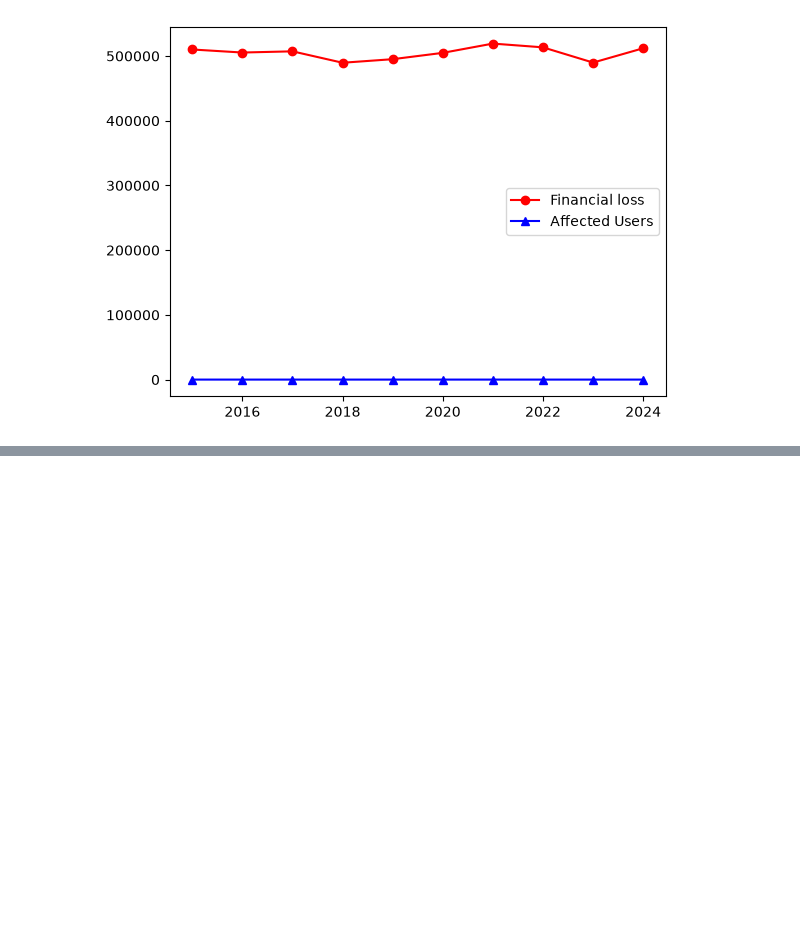
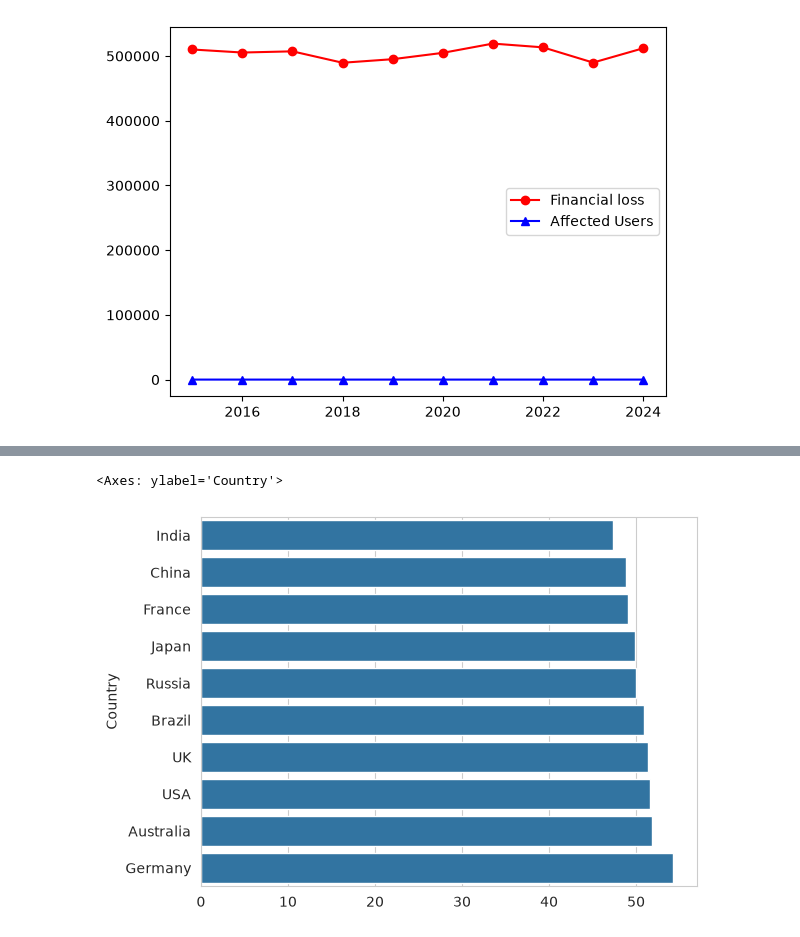
Before and after one commit to kingping77777/cyber-threat-log-analyzer, a Jupyter notebook: notebooks/exploration.ipynb, the cells around one changed output, grey strips where cells are left out. Cells and saved outputs as stored; diff of their text form; code cells hidden in the pictures; blank space fills up the shorter version.

```diff
--- a/notebooks/exploration.ipynb
+++ b/notebooks/exploration.ipynb
@@ -914,0 +994,5 @@ plt.legend()
+# %%
+sns.barplot(x=loss, y=countries)#feature 3.4
+# %% [output]
+<Axes: ylabel='Country'>
+[figure, added]
```
Also changed, not shown: parts of 11 cells of this notebook.
